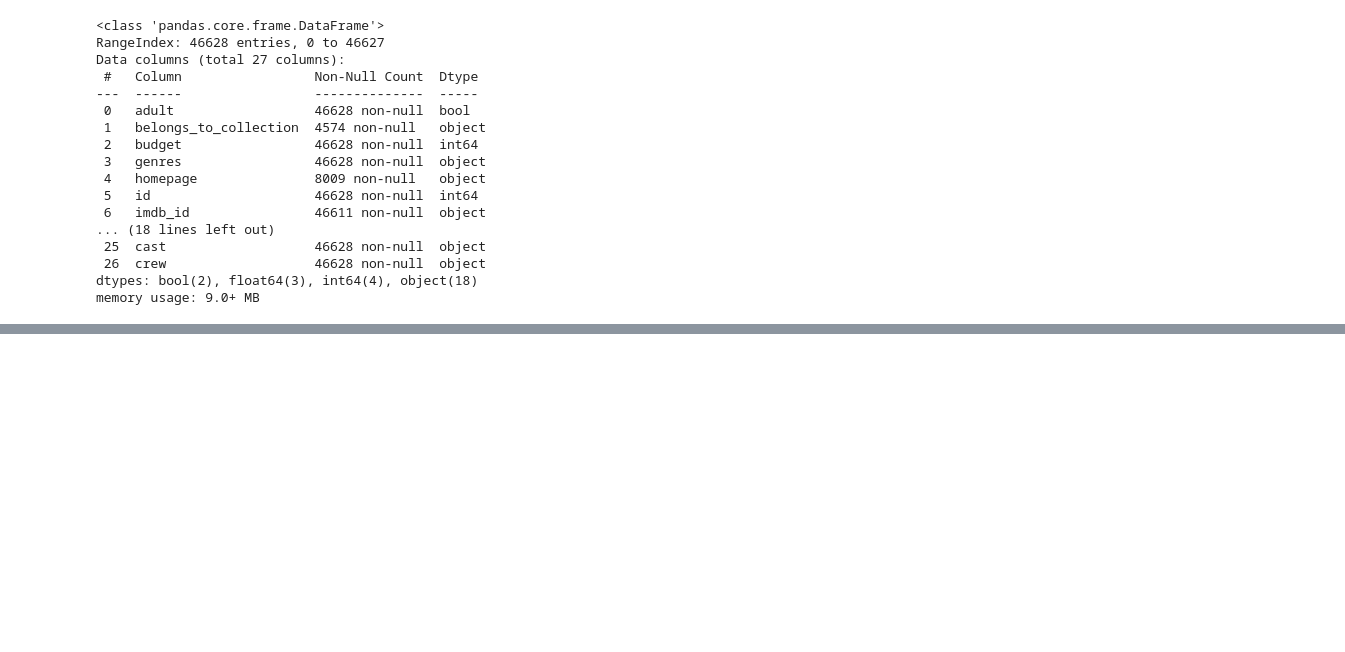
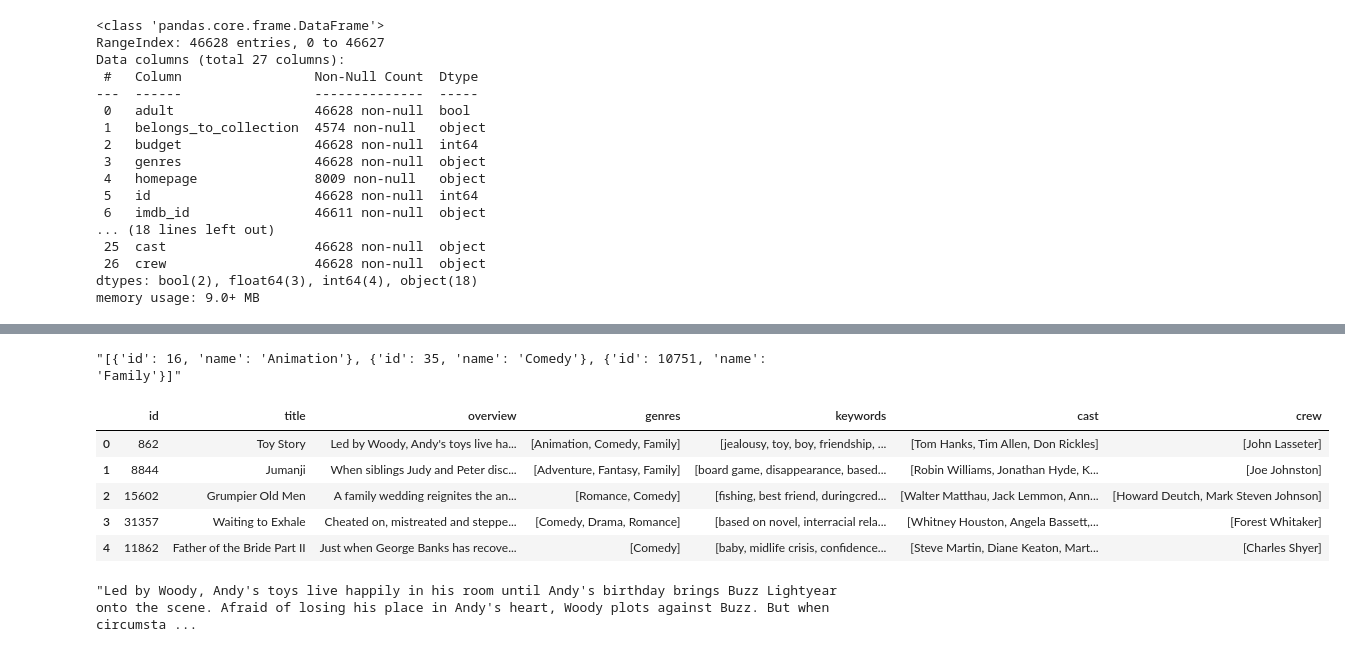
Before and after one commit to zakriamansoor47/Movie-Recommender-System, a Jupyter notebook: Movie Recommender System.ipynb, the cells around one changed output, grey strips where cells are left out. Drawn from its saved outputs; the diff is of its cells as text; code cells hidden in the pictures; blank space fills up the shorter version.

```diff
--- a/Movie Recommender System.ipynb
+++ b/Movie Recommender System.ipynb
@@ -31,3 +31,9 @@ memory usage: 9.0+ MB
 # genres
 # id
 # keywords
+# title
+# overview
+# cast
+# crew
+movies = movies[['id', 'title', 'overview', 'genres', 'keywords', 'cast', 'crew']]
+movies.info()
@@ -33,0 +55,33 @@ memory usage: 9.0+ MB
+# %%
+movies.iloc[0].genres
+# %% [output]
+"[{'id': 16, 'name': 'Animation'}, {'id': 35, 'name': 'Comedy'}, {'id': 10751, 'name': 'Family'}]"
+# %%
+import ast
+def convert(obj, getfield='name', conditionIndex=None, conditionField=None, top=-1): # convert stringified list of dictionaries to list of names
+    L = []
+    for i in ast.literal_eval(obj):
+        if conditionIndex is None or (conditionIndex is not None and conditionField is not None and i[conditionIndex] == conditionField):
+            if i[getfield] not in L:
+                L.append(i[getfield])
+    if top > 0:
+        L = L[:top]
+    return L
+
+movies['genres'] = movies['genres'].apply(convert)
+movies['keywords'] = movies['keywords'].apply(convert)
+movies['cast'] = movies['cast'].apply(convert, top=3) # get top 3 cast members
+movies['crew'] = movies['crew'].apply(lambda x: list(dict.fromkeys(convert(x, conditionIndex='job', conditionField='Director') + convert(x, conditionIndex='job', conditionField='Writer')))) # get directors and writers, remove duplicates
+
+movies.head()
+# %% [output]
+|  | id | title | overview | genres | keywords | cast | crew |
+| 0 | 862 | Toy Story | Led by Woody, Andy's toys live ha... | [Animation, Comedy, Family] | [jealousy, toy, boy, friendship, ... | [Tom Hanks, Tim Allen, Don Rickles] | [John Lasseter] |
+| 1 | 8844 | Jumanji | When siblings Judy and Peter disc... | [Adventure, Fantasy, Family] | [board game, disappearance, based... | [Robin Williams, Jonathan Hyde, K... | [Joe Johnston] |
+| 2 | 15602 | Grumpier Old Men | A family wedding reignites the an... | [Romance, Comedy] | [fishing, best friend, duringcred... | [Walter Matthau, Jack Lemmon, Ann... | [Howard Deutch, Mark Steven Johnson] |
+| 3 | 31357 | Waiting to Exhale | Cheated on, mistreated and steppe... | [Comedy, Drama, Romance] | [based on novel, interracial rela... | [Whitney Houston, Angela Bassett,... | [Forest Whitaker] |
+| 4 | 11862 | Father of the Bride Part II | Just when George Banks has recove... | [Comedy] | [baby, midlife crisis, confidence... | [Steve Martin, Diane Keaton, Mart... | [Charles Shyer] |
+# %%
+movies['overview'][0]
+# %% [output]
+"Led by Woody, Andy's toys live happily in his room until Andy's birthday brings Buzz Lightyear onto the scene. Afraid of losing his place in Andy's heart, Woody plots against Buzz. But when circumsta ...
```
Also changed, not shown: parts of 5 cells of this notebook.
